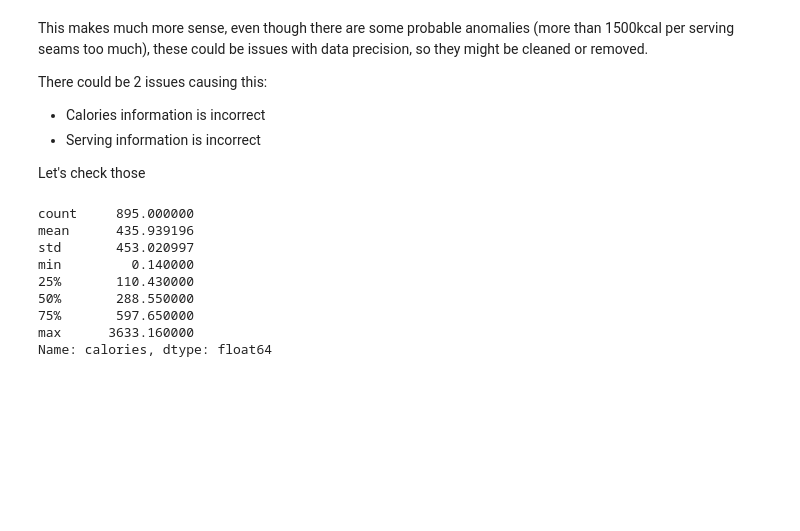
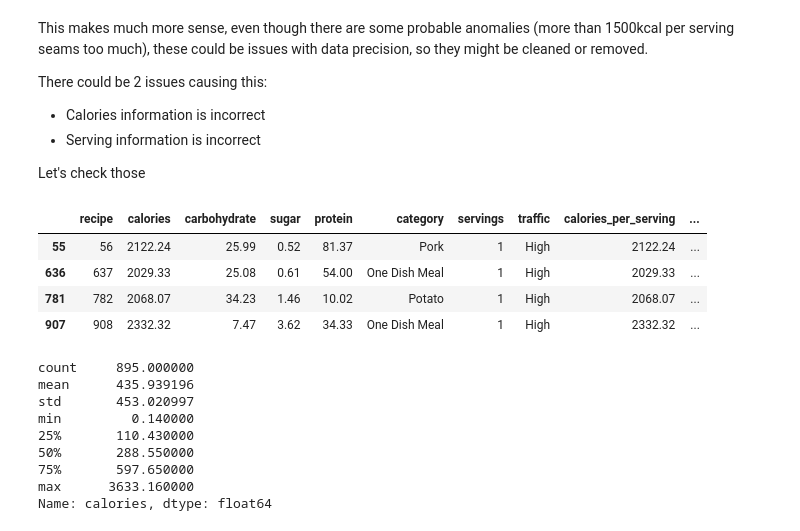
Before and after one commit to realivanivani/Recipe-Site-Traffic-Predictor, a Jupyter notebook: notebook_second_version.ipynb, the cells around one changed output. Cells and saved outputs as stored; diff of their text form; code cells hidden in the pictures; blank space fills up the shorter version.

```diff
--- a/notebook_second_version.ipynb
+++ b/notebook_second_version.ipynb
@@ -314,6 +314,14 @@ There could be 2 issues causing this:
  - Serving information is incorrect
 
 Let's check those
+# %%
+df[(df['calories_per_serving'] > 2000)]
+# %% [output]
+|  | recipe | calories | carbohydrate | sugar | protein | category | servings | traffic | calories_per_serving | ... |
+| 55 | 56 | 2122.24 | 25.99 | 0.52 | 81.37 | Pork | 1 | High | 2122.24 | ... |
+| 636 | 637 | 2029.33 | 25.08 | 0.61 | 54.00 | One Dish Meal | 1 | High | 2029.33 | ... |
+| 781 | 782 | 2068.07 | 34.23 | 1.46 | 10.02 | Potato | 1 | High | 2068.07 | ... |
+| 907 | 908 | 2332.32 | 7.47 | 3.62 | 34.33 | One Dish Meal | 1 | High | 2332.32 | ... |
 # %%
 # Let's check distribution of calories
 df.calories.describe()
```
Also changed, not shown: parts of 14 cells of this notebook.
